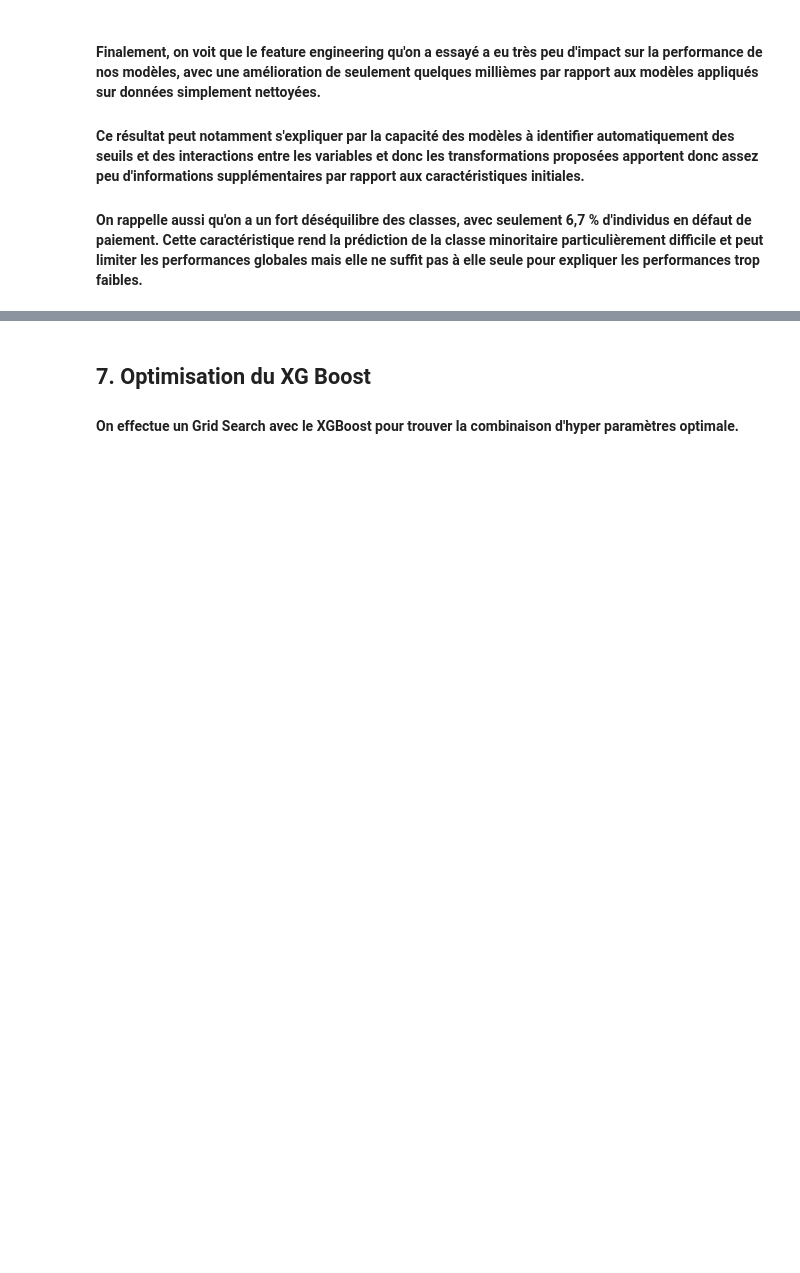
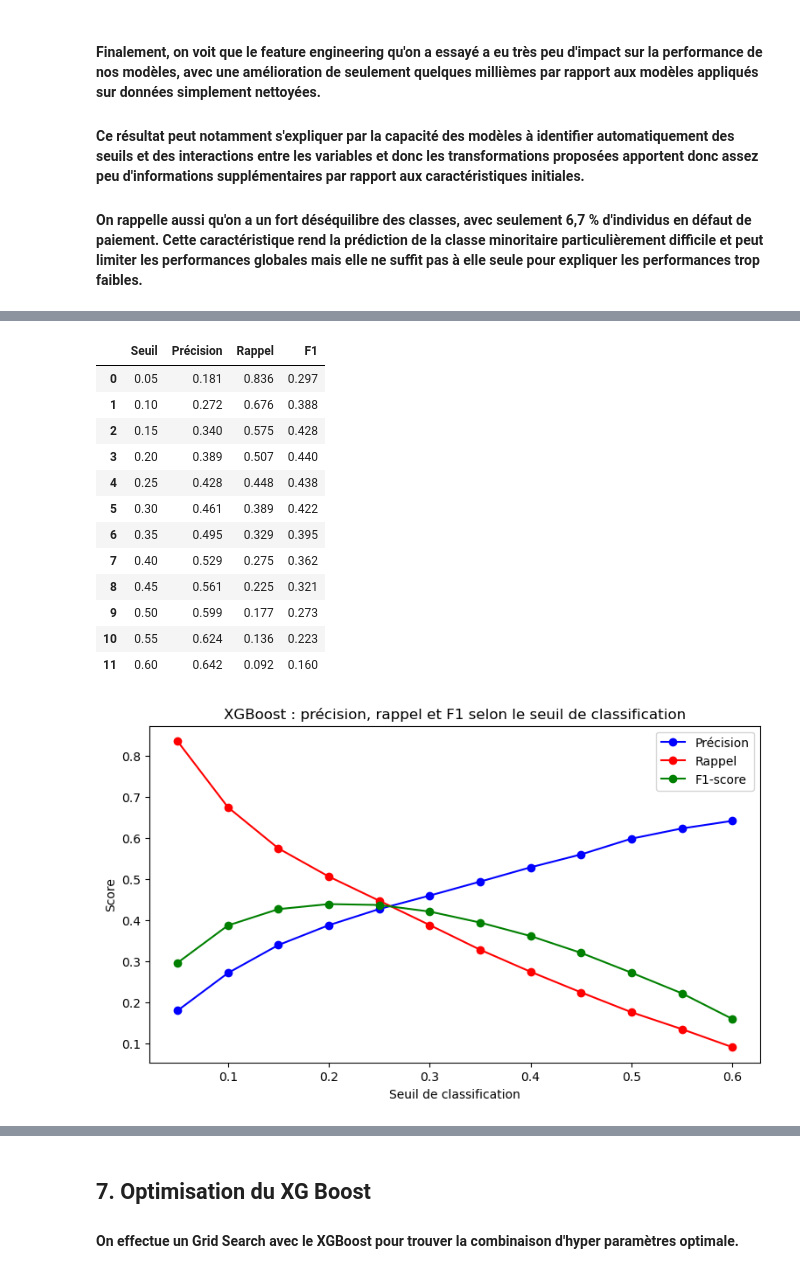
Before and after one commit to EkaterinaBabenko/ML_kaggle, a Jupyter notebook: credits/GiveMeSomeCredit/credits.ipynb, the cells around one changed output, grey strips where cells are left out. Drawn from its saved outputs; the diff is of its cells as text; code cells hidden in the pictures; blank space fills up the shorter version.

```diff
--- a/credits/GiveMeSomeCredit/credits.ipynb
+++ b/credits/GiveMeSomeCredit/credits.ipynb
@@ -794,0 +797,50 @@ plt.show()
+# %%
+# Données V2 (nettoyage + total des retards) et XGBoost de base
+df = datasets["V2 : Total des retards"]
+X = df.drop(columns=["SeriousDlqin2yrs"])
+y = df["SeriousDlqin2yrs"]
+
+# Probabilités prédites en validation croisée
+probas = cross_val_predict(modeles["XGBoost"], X, y, cv=validation, method="predict_proba")[:, 1]
+
+# Pour chaque seuil, on calcule précision, rappel et F1
+lignes = []
+for seuil in np.arange(0.05, 0.61, 0.05):
+    pred = (probas >= seuil).astype(int)
+    lignes.append({
+        "Seuil": seuil,
+        "Précision": precision_score(y, pred, zero_division=0),
+        "Rappel": recall_score(y, pred),
+        "F1": f1_score(y, pred)
+    })
+
+resultats_seuils = pd.DataFrame(lignes)
+display(resultats_seuils.round(3))
+
+# on trace le graphique
+
+plt.figure(figsize=(9, 5))
+plt.plot(resultats_seuils["Seuil"], resultats_seuils["Précision"], marker="o", color="blue", label="Précision")
+plt.plot(resultats_seuils["Seuil"], resultats_seuils["Rappel"], marker="o", color="red", label="Rappel")
+plt.plot(resultats_seuils["Seuil"], resultats_seuils["F1"], marker="o", color="green", label="F1-score")
+
+plt.title("XGBoost : précision, rappel et F1 selon le seuil de classification")
+plt.xlabel("Seuil de classification")
+plt.ylabel("Score")
+plt.legend()
+plt.show()
+# %% [output]
+|  | Seuil | Précision | Rappel | F1 |
+| 0 | 0.05 | 0.181 | 0.836 | 0.297 |
+| 1 | 0.10 | 0.272 | 0.676 | 0.388 |
+| 2 | 0.15 | 0.340 | 0.575 | 0.428 |
+| 3 | 0.20 | 0.389 | 0.507 | 0.440 |
+| 4 | 0.25 | 0.428 | 0.448 | 0.438 |
+| 5 | 0.30 | 0.461 | 0.389 | 0.422 |
+| 6 | 0.35 | 0.495 | 0.329 | 0.395 |
+| 7 | 0.40 | 0.529 | 0.275 | 0.362 |
+| 8 | 0.45 | 0.561 | 0.225 | 0.321 |
+| 9 | 0.50 | 0.599 | 0.177 | 0.273 |
+| 10 | 0.55 | 0.624 | 0.136 | 0.223 |
+| 11 | 0.60 | 0.642 | 0.092 | 0.160 |
+[figure, added]
```
Also changed, not shown: parts of 29 cells of this notebook.
